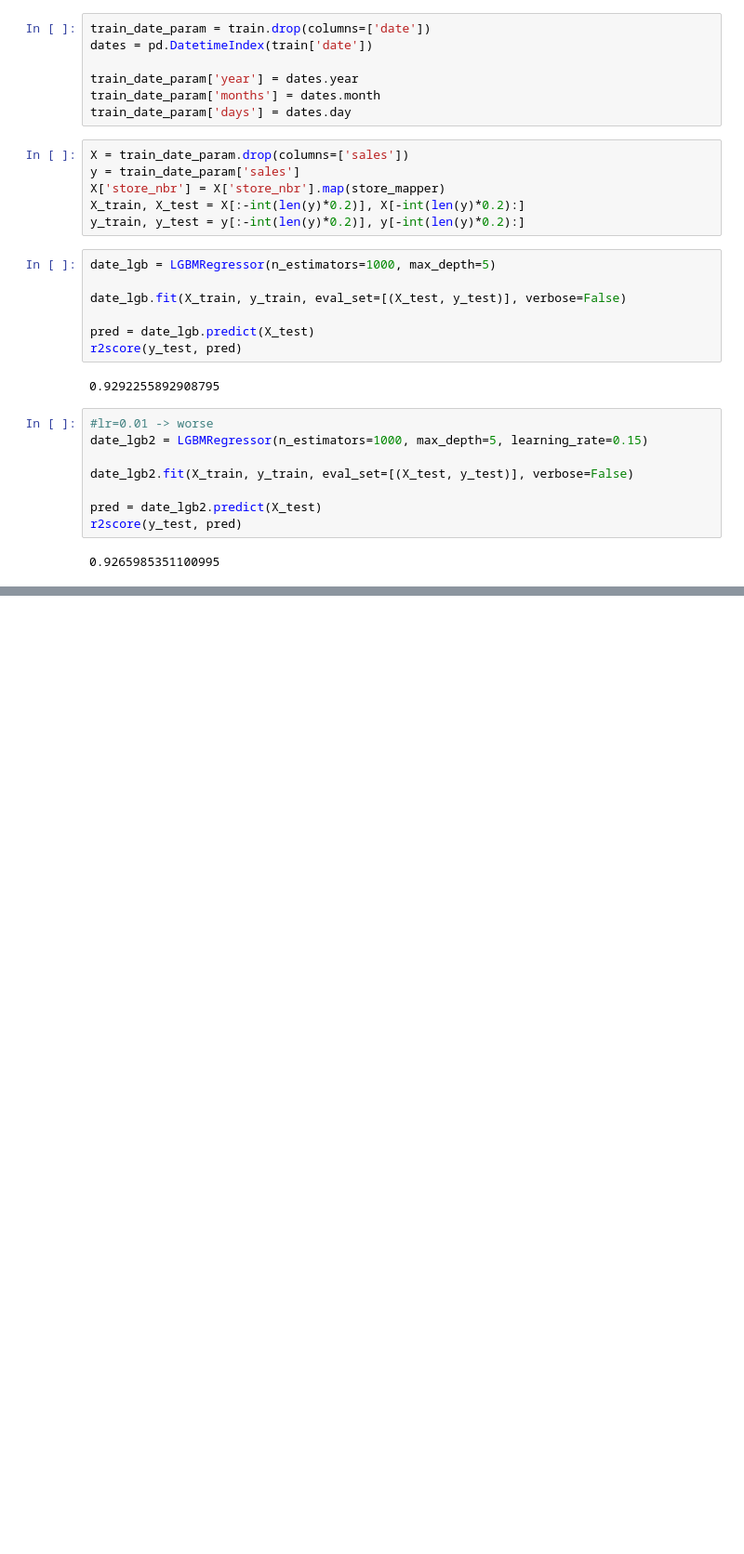
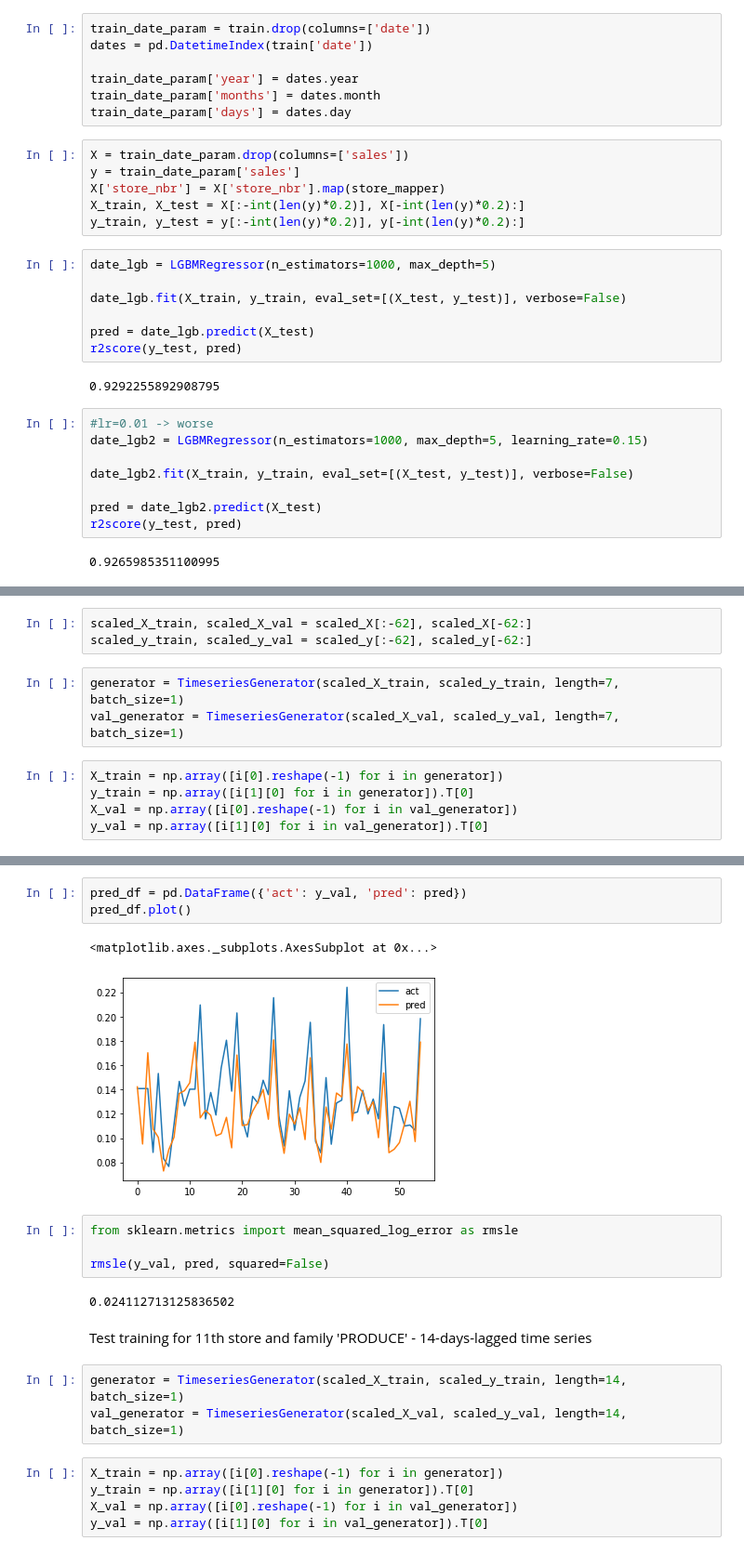
Before and after one commit to monikachudyba/ArtificialNeuralNetworkProjects, a Jupyter notebook: StoreSalesForecasting.ipynb, the cells around one changed output, grey strips where cells are left out. Shown at 93% size. Cells and saved outputs as stored; diff of their text form; blank space fills up the shorter version.

```diff
--- a/StoreSalesForecasting.ipynb
+++ b/StoreSalesForecasting.ipynb
@@ -957,0 +1076,11 @@ r2score(y_test, pred)
+# %%
+scaled_X_train, scaled_X_val = scaled_X[:-62], scaled_X[-62:]
+scaled_y_train, scaled_y_val = scaled_y[:-62], scaled_y[-62:]
+# %%
+generator = TimeseriesGenerator(scaled_X_train, scaled_y_train, length=7, batch_size=1)
+val_generator = TimeseriesGenerator(scaled_X_val, scaled_y_val, length=7, batch_size=1)
+# %%
+X_train = np.array([i[0].reshape(-1) for i in generator])
+y_train = np.array([i[1][0] for i in generator]).T[0]
+X_val = np.array([i[0].reshape(-1) for i in val_generator])
+y_val = np.array([i[1][0] for i in val_generator]).T[0]
@@ -957,0 +1096,22 @@ r2score(y_test, pred)
+# %%
+pred_df = pd.DataFrame({'act': y_val, 'pred': pred})
+pred_df.plot()
+# %% [output]
+<matplotlib.axes._subplots.AxesSubplot at 0x...>
+[figure, added]
+# %%
+from sklearn.metrics import mean_squared_log_error as rmsle
+
+rmsle(y_val, pred, squared=False)
+# %% [output]
+0.024112713125836502
+# %% [markdown]
+Test training for 11th store and family 'PRODUCE' - 14-days-lagged time series
+# %%
+generator = TimeseriesGenerator(scaled_X_train, scaled_y_train, length=14, batch_size=1)
+val_generator = TimeseriesGenerator(scaled_X_val, scaled_y_val, length=14, batch_size=1)
+# %%
+X_train = np.array([i[0].reshape(-1) for i in generator])
+y_train = np.array([i[1][0] for i in generator]).T[0]
+X_val = np.array([i[0].reshape(-1) for i in val_generator])
+y_val = np.array([i[1][0] for i in val_generator]).T[0]
```
Also changed, not shown: parts of 34 cells of this notebook.
